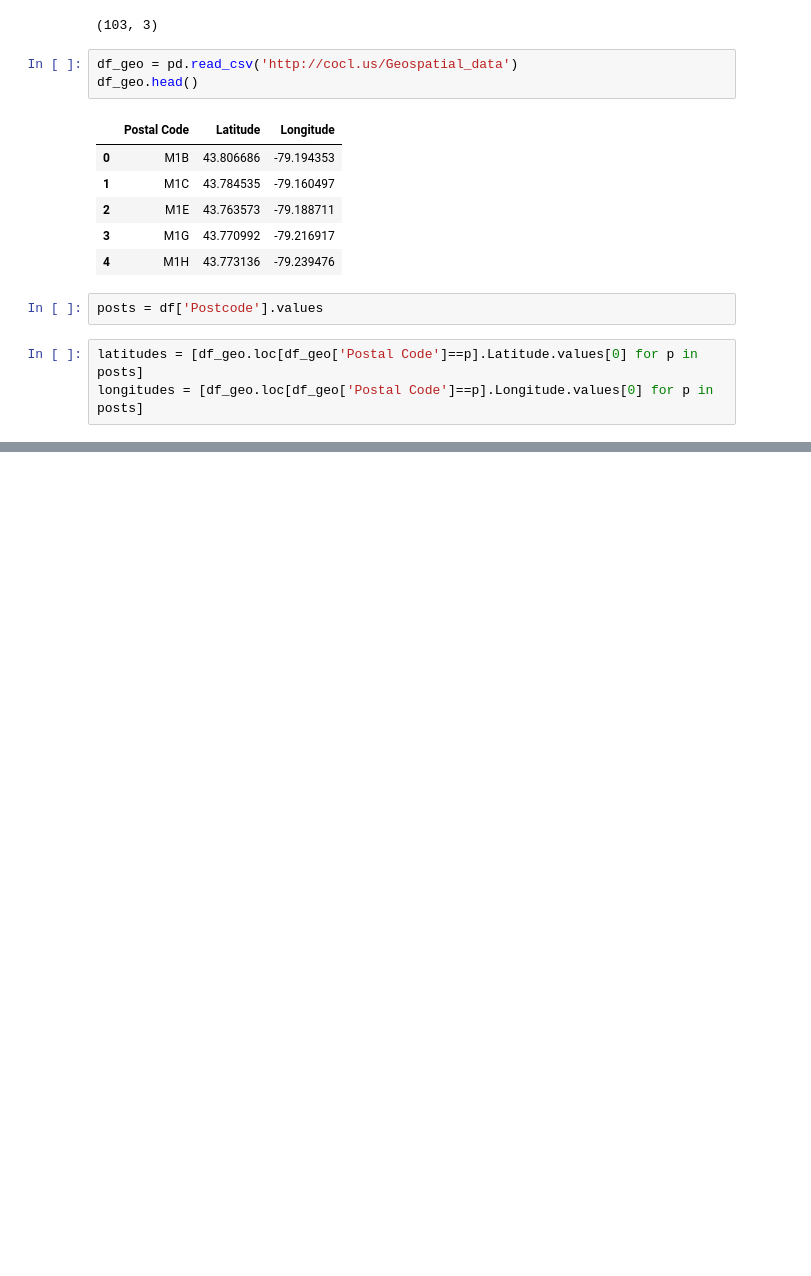
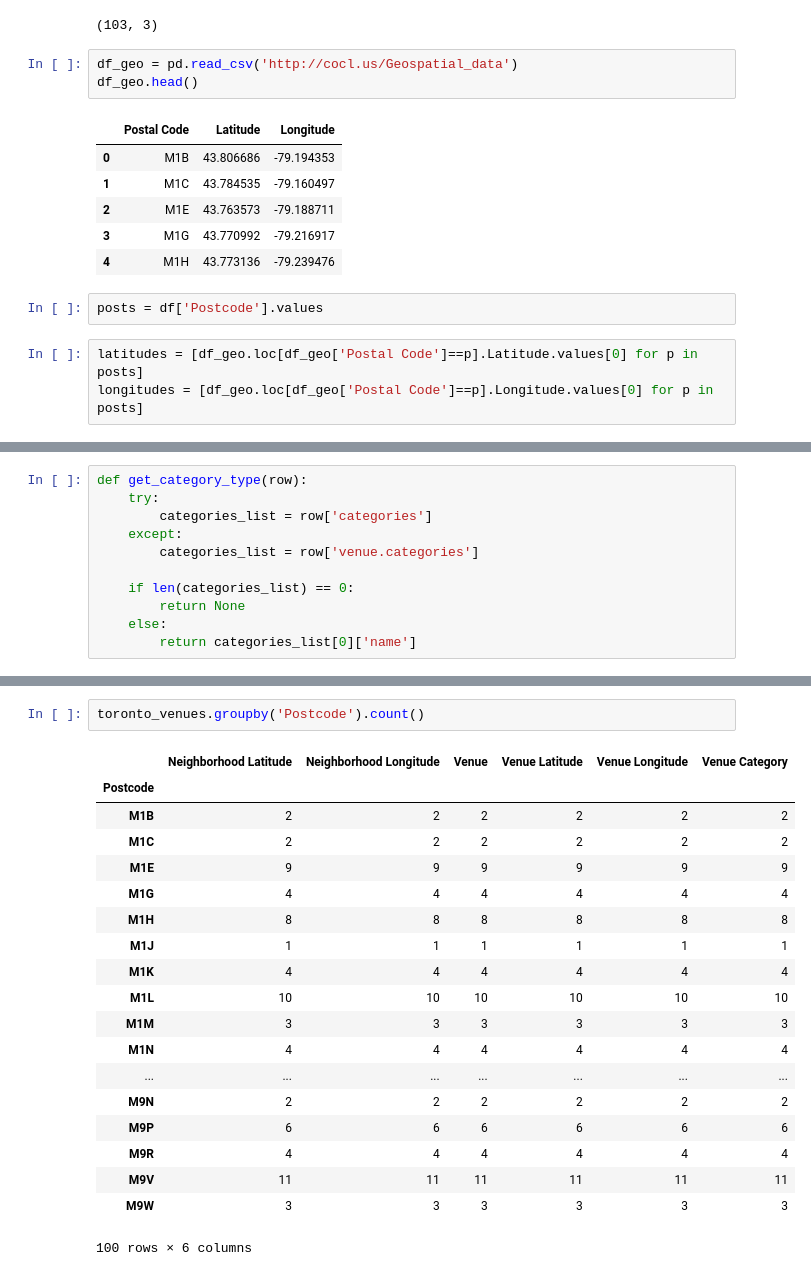
Before and after one commit to ricooo93/Coursera_Capstone, a Jupyter notebook: capstone_project_IBM_week3.ipynb, the cells around one changed output, grey strips where cells are left out. Cells and saved outputs as stored; diff of their text form; blank space fills up the shorter version.

```diff
--- a/capstone_project_IBM_week3.ipynb
+++ b/capstone_project_IBM_week3.ipynb
@@ -121,0 +149,11 @@ df[df['Borough'].str.contains('Toronto')]
+# %%
+def get_category_type(row):
+    try:
+        categories_list = row['categories']
+    except:
+        categories_list = row['venue.categories']
+
+    if len(categories_list) == 0:
+        return None
+    else:
+        return categories_list[0]['name']
@@ -121,0 +261,22 @@ df[df['Borough'].str.contains('Toronto')]
+# %%
+toronto_venues.groupby('Postcode').count()
+# %% [output]
+|  | Neighborhood Latitude | Neighborhood Longitude | Venue | Venue Latitude | Venue Longitude | Venue Category |
+| Postcode |  |  |  |  |  |  |
+| M1B | 2 | 2 | 2 | 2 | 2 | 2 |
+| M1C | 2 | 2 | 2 | 2 | 2 | 2 |
+| M1E | 9 | 9 | 9 | 9 | 9 | 9 |
+| M1G | 4 | 4 | 4 | 4 | 4 | 4 |
+| M1H | 8 | 8 | 8 | 8 | 8 | 8 |
+| M1J | 1 | 1 | 1 | 1 | 1 | 1 |
+| M1K | 4 | 4 | 4 | 4 | 4 | 4 |
+| M1L | 10 | 10 | 10 | 10 | 10 | 10 |
+| M1M | 3 | 3 | 3 | 3 | 3 | 3 |
+| M1N | 4 | 4 | 4 | 4 | 4 | 4 |
+| ... | ... | ... | ... | ... | ... | ... |
+| M9N | 2 | 2 | 2 | 2 | 2 | 2 |
+| M9P | 6 | 6 | 6 | 6 | 6 | 6 |
+| M9R | 4 | 4 | 4 | 4 | 4 | 4 |
+| M9V | 11 | 11 | 11 | 11 | 11 | 11 |
+| M9W | 3 | 3 | 3 | 3 | 3 | 3 |
+100 rows × 6 columns
```
Also changed, not shown: parts of 42 cells of this notebook.
